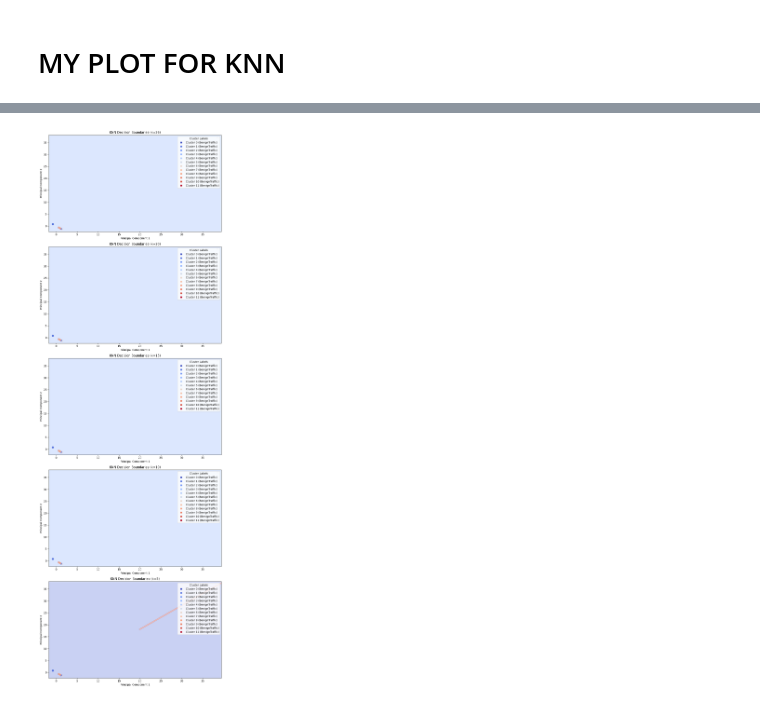
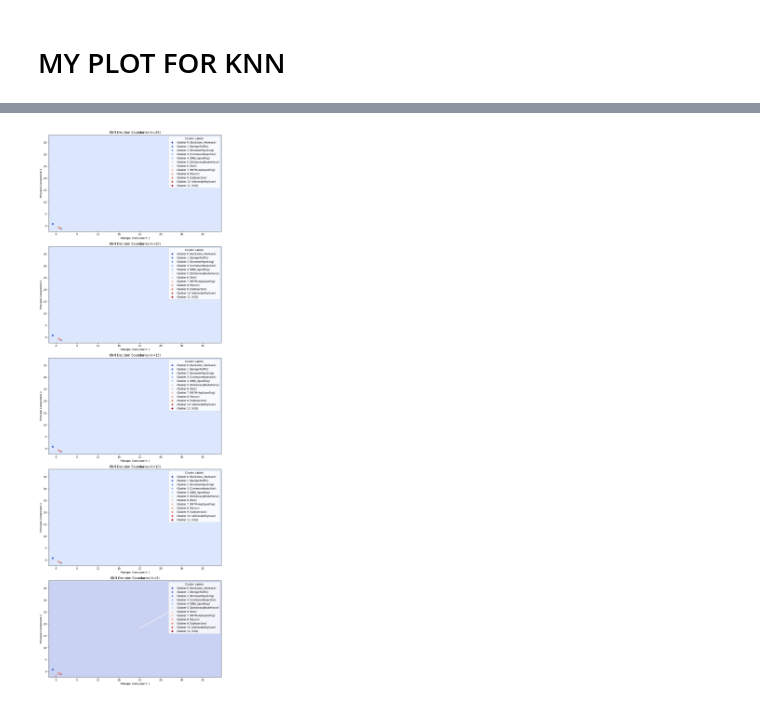
Before and after one commit to ML-Project-Team-5/Project_NetworkIDS, a Jupyter notebook: JUI-KNN.ipynb, the cells around one changed output, grey strips where cells are left out. Drawn from its saved outputs; the diff is of its cells as text; code cells hidden in the pictures.

Commit message:
feat: legend

```diff
--- a/JUI-KNN.ipynb
+++ b/JUI-KNN.ipynb
@@ -183,3 +198,5 @@ h1 {
+# %%
+flipped_dict = dict((v, k) for k, v in class_mapping.items())
 # %%
 import numpy as np
 import matplotlib.pyplot as plt
@@ -236,32 +253,32 @@ def plot_decision_boundary(knn, X, y, title, ax):
     contour = ax.contourf(xx, yy, Z, cmap=plt.cm.coolwarm, alpha=0.3)
 
     # Plot the training points using encoded labels
     scatter = ax.scatter(X[:, 0], X[:, 1], c=y_encoded, cmap=plt.cm.coolwarm)
 
     # Find and annotate cluster centers with actual labels
     cluster_centers = knn._fit_X  # Get the cluster centers from the fitted k-NN model
     cluster_labels = knn.predict(cluster_centers)
 
     # Add a legend with color-label mapping
-    legend_labels = [f'Cluster {i} ({label_mapping[label]})' for i, label in enumerate(cluster_labels)]
+    legend_labels = [f'Cluster {i} ({label_mapping[label]})' for i, label in enumerate(flipped_dict)]
     ax.legend(handles=scatter.legend_elements()[0], labels=legend_labels, title='Cluster Labels', loc='upper right')
 
     ax.set_xlabel('Principal Component 1')
     ax.set_ylabel('Principal Component 2')
     ax.set_title(title)
 
 # Set up subplots
 fig, axes = plt.subplots(len(knn_list), 1, figsize=(10, 30))
 
 # Plot decision boundaries for each k-NN classifier
 for i, (knn, k) in enumerate(zip(knn_list, [26, 20, 15, 10, 5])):
     knn.fit(reduced_data, y_encoded)
     plot_decision_boundary(knn, reduced_data, y_encoded, f'KNN Decision Boundaries (k={k})', axes[i])
 
 # Adjust layout
 plt.tight_layout()
 
 # Show the plots
 plt.show()
 # %% [output]
-[figure, old version]
+[figure, new version]
```
Also changed, not shown: parts of 1 cell of this notebook.
